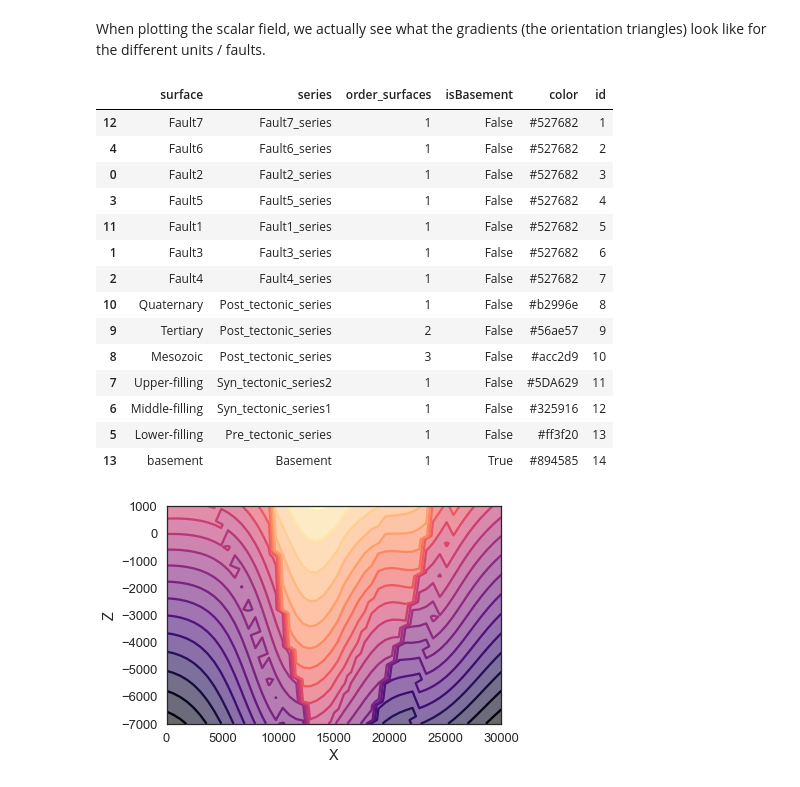
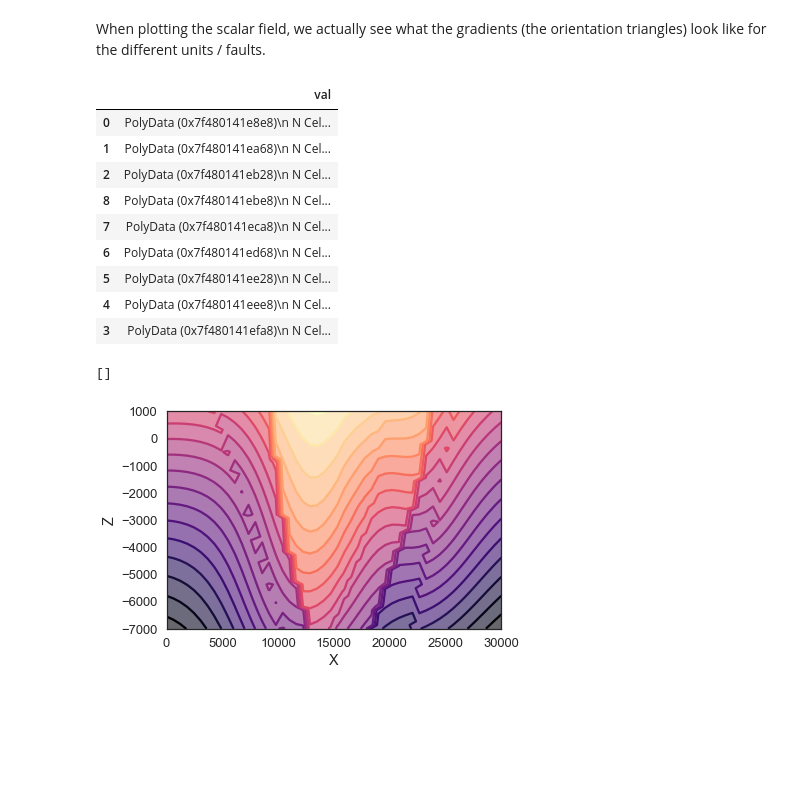
Before and after one commit to Japhiolite/PCT-modelling, a Jupyter notebook: notebooks/GemPy_PCT_new_plotting.ipynb, the cells around one changed output. Drawn from its saved outputs; the diff is of its cells as text; code cells hidden in the pictures; blank space fills up the shorter version.

```diff
--- a/notebooks/GemPy_PCT_new_plotting.ipynb
+++ b/notebooks/GemPy_PCT_new_plotting.ipynb
@@ -242,23 +199,28 @@ sol = gp.compute_model(geo_model, compute_mesh=False)
 # %% [markdown]
 When plotting the scalar field, we actually see what the gradients (the orientation triangles) look like for the different units / faults.
-# %%
-geo_model.surfaces
-# %% [output]
-|  | surface | series | order_surfaces | isBasement | color | id |
-| 12 | Fault7 | Fault7_series | 1 | False | #527682 | 1 |
-| 4 | Fault6 | Fault6_series | 1 | False | #527682 | 2 |
-| 0 | Fault2 | Fault2_series | 1 | False | #527682 | 3 |
-| 3 | Fault5 | Fault5_series | 1 | False | #527682 | 4 |
-| 11 | Fault1 | Fault1_series | 1 | False | #527682 | 5 |
-| 1 | Fault3 | Fault3_series | 1 | False | #527682 | 6 |
-| 2 | Fault4 | Fault4_series | 1 | False | #527682 | 7 |
-| 10 | Quaternary | Post_tectonic_series | 1 | False | #b2996e | 8 |
-| 9 | Tertiary | Post_tectonic_series | 2 | False | #56ae57 | 9 |
-| 8 | Mesozoic | Post_tectonic_series | 3 | False | #acc2d9 | 10 |
-| 7 | Upper-filling | Syn_tectonic_series2 | 1 | False | #5DA629 | 11 |
-| 6 | Middle-filling | Syn_tectonic_series1 | 1 | False | #325916 | 12 |
-| 5 | Lower-filling | Pre_tectonic_series | 1 | False | #ff3f20 | 13 |
-| 13 | basement | Basement | 1 | True | #894585 | 14 |
+# %%
+# Plot solution in 2D
+p2d.plot_contacts(ax, cell_number=5)
+p2d.plot_lith(ax, cell_number=5, alpha=1.0)
+
+# Plot solution in 3D
+p3d.plot_surfaces()
+#p3d.plot_structured_grid()
+# %% [output]
+|  | val |
+| 0 | PolyData (0x7f480141e8e8)\n N Cel... |
+| 1 | PolyData (0x7f480141ea68)\n N Cel... |
+| 2 | PolyData (0x7f480141eb28)\n N Cel... |
+| 8 | PolyData (0x7f480141ebe8)\n N Cel... |
+| 7 | PolyData (0x7f480141eca8)\n N Cel... |
+| 6 | PolyData (0x7f480141ed68)\n N Cel... |
+| 5 | PolyData (0x7f480141ee28)\n N Cel... |
+| 4 | PolyData (0x7f480141eee8)\n N Cel... |
+| 3 | PolyData (0x7f480141efa8)\n N Cel... |
+# %%
+geo_model.solutions.vertices
+# %% [output]
+[]
 # %%
 gp.plot.plot_scalar_field(geo_model, cell_number=25, series=10)
 # %% [output]
```
Also changed, not shown: parts of 16 cells of this notebook, 2 other files.
